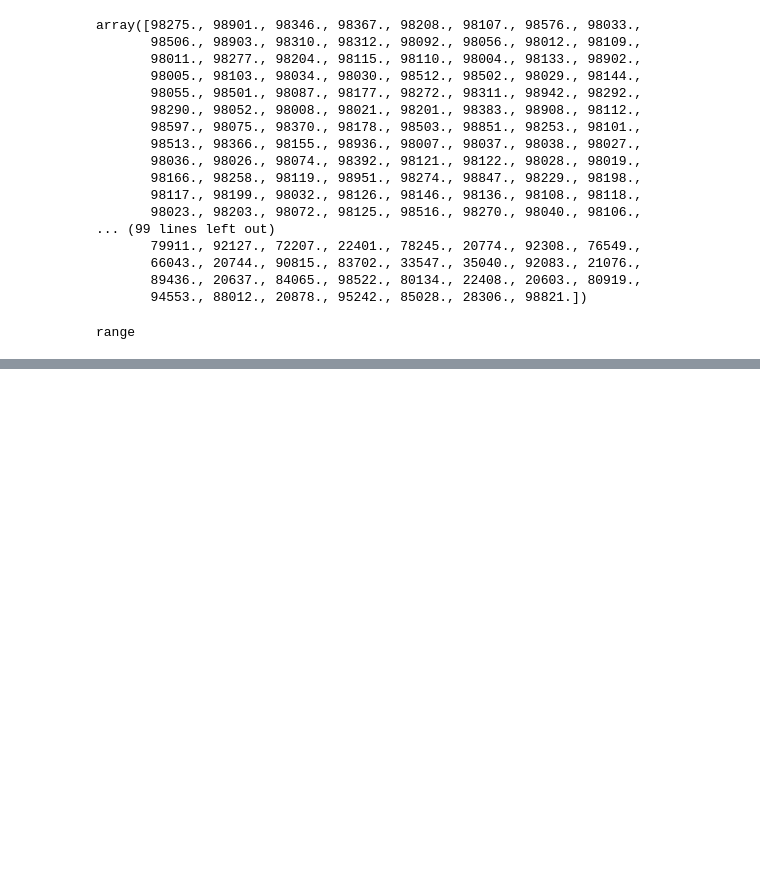
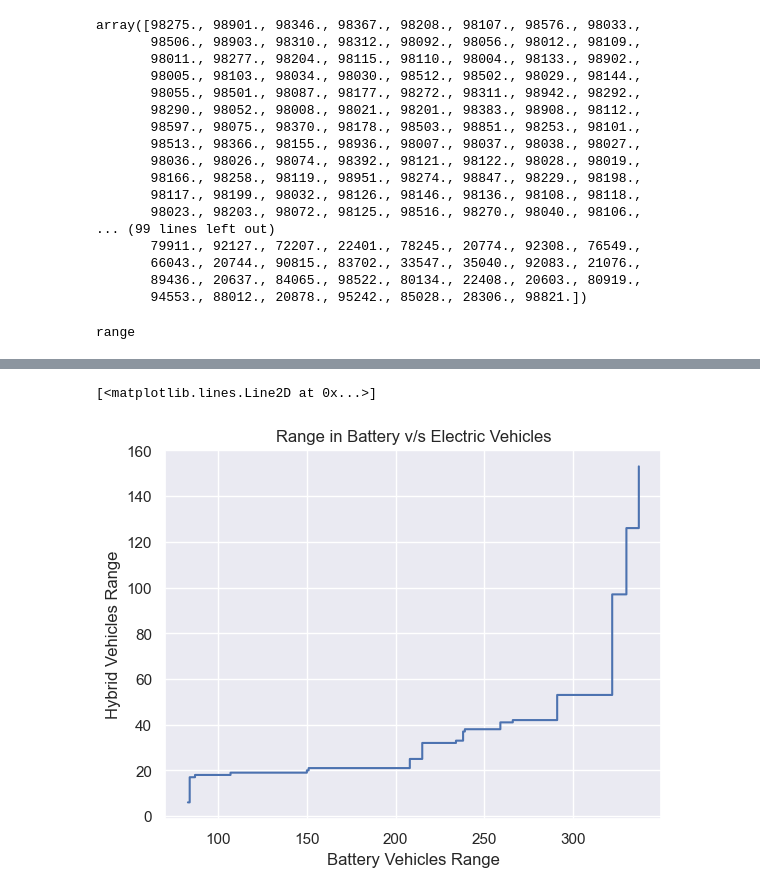
Before and after one commit to SianRods/Data-Science-ML, a Jupyter notebook: Practice Projects/DA-Electric_Vehicle.ipynb, the cells around one changed output, grey strips where cells are left out. Cells and saved outputs as stored; diff of their text form; code cells hidden in the pictures; blank space fills up the shorter version.

```diff
--- a/Practice Projects/DA-Electric_Vehicle.ipynb
+++ b/Practice Projects/DA-Electric_Vehicle.ipynb
@@ -557,0 +545,2 @@ range
+# %%
+bev_vehicles_df =vehicle_df[vehicle_df['Electric Vehicle Type']=='Battery Electric Vehicle (BEV)']
@@ -557,0 +559,2 @@ range
+# %%
+phev_vehicles_df =vehicle_df[vehicle_df['Electric Vehicle Type']=='Plug-in Hybrid Electric Vehicle (PHEV)']
@@ -557,0 +573,8 @@ range
+# %%
+plt.title("Range in Battery v/s Electric Vehicles")
+plt.xlabel('Battery Vehicles Range')
+plt.ylabel('Hybrid Vehicles Range')
+plt.plot(bev_vehicles_df['Electric Range'].sort_values(ascending=False)[:43092],phev_vehicles_df['Electric Range'].sort_values(ascending=False)[:43092])
+# %% [output]
+[<matplotlib.lines.Line2D at 0x...>]
+[figure, added]
```
Also changed, not shown: parts of 16 cells of this notebook.
